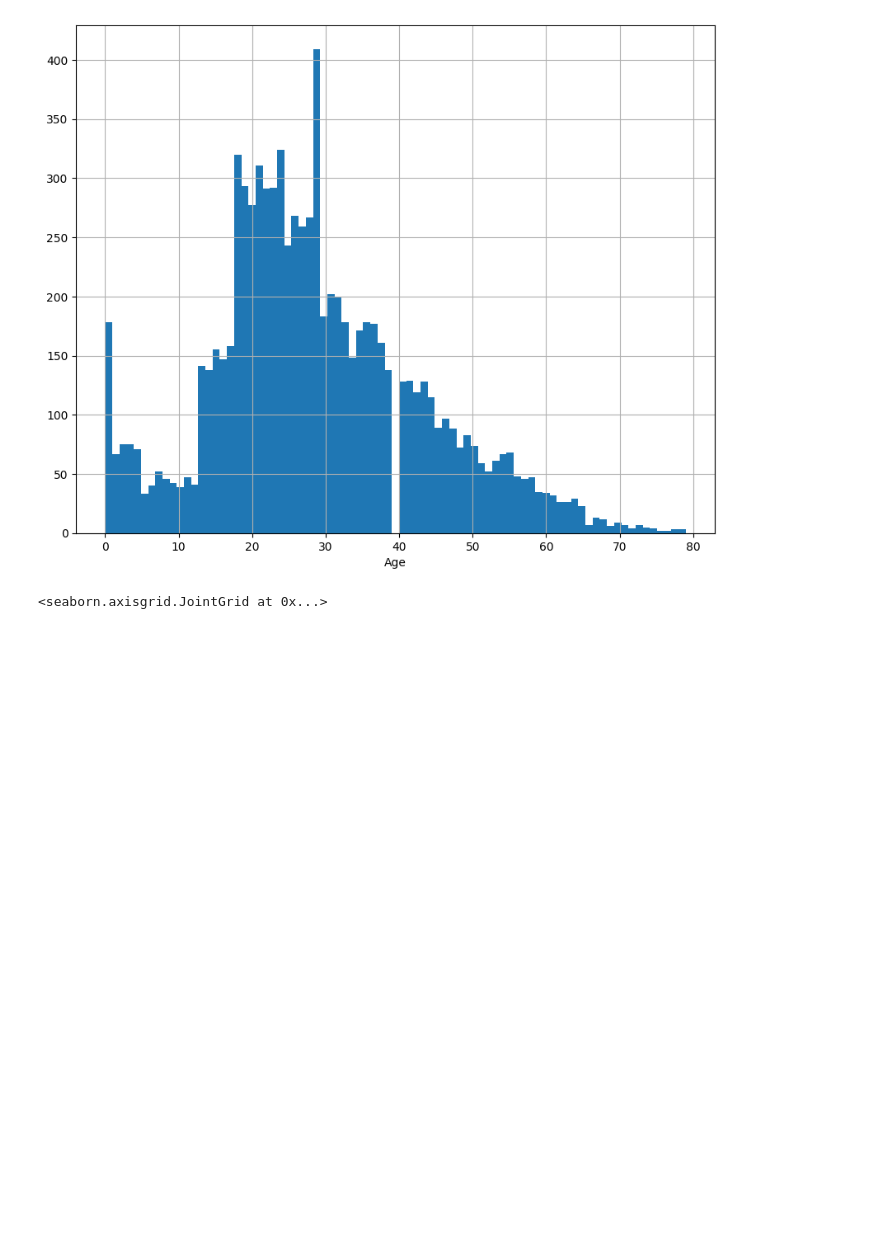
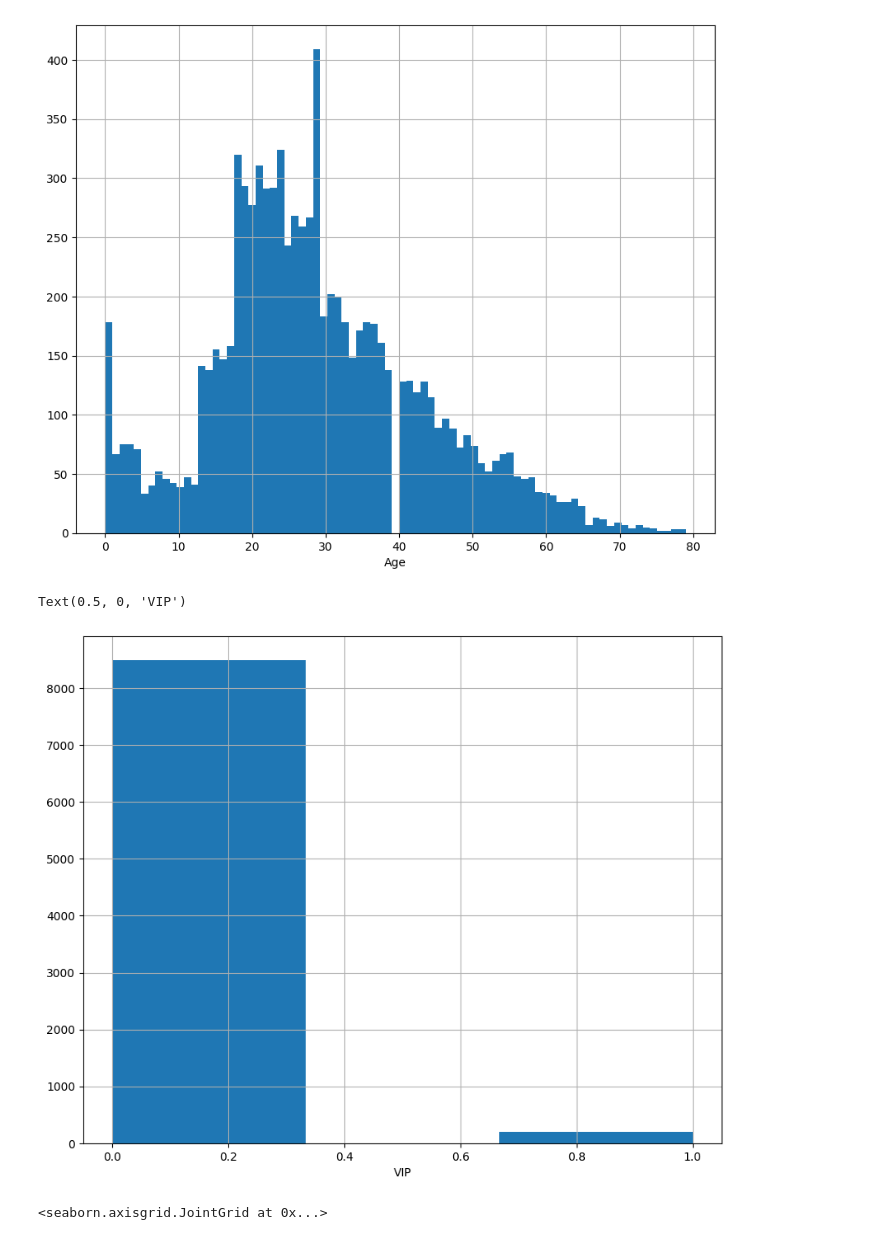
Before and after one commit to Wallace-80/Machine-Learning, a Jupyter notebook: src/notebook/ALT - Logistic_regression.ipynb, the cells around one changed output. Cells and saved outputs as stored; diff of their text form; code cells hidden in the pictures; blank space fills up the shorter version.

```diff
--- a/src/notebook/ALT - Logistic_regression.ipynb
+++ b/src/notebook/ALT - Logistic_regression.ipynb
@@ -240,6 +279,13 @@ plt.xlabel('Age')
 # %% [output]
 Text(0.5, 0, 'Age')
 [figure]
+# %%
+plt.figure(figsize=(10, 8))
+df_train.VIP.hist(bins=df_train.VIP.nunique())
+plt.xlabel('VIP')
+# %% [output]
+Text(0.5, 0, 'VIP')
+[figure, added]
 # %%
 sns.jointplot(x=df_train["Spa"], y=df_train.Spa)
 # %% [output]
```
Also changed, not shown: parts of 7 cells of this notebook, 2 other files.
